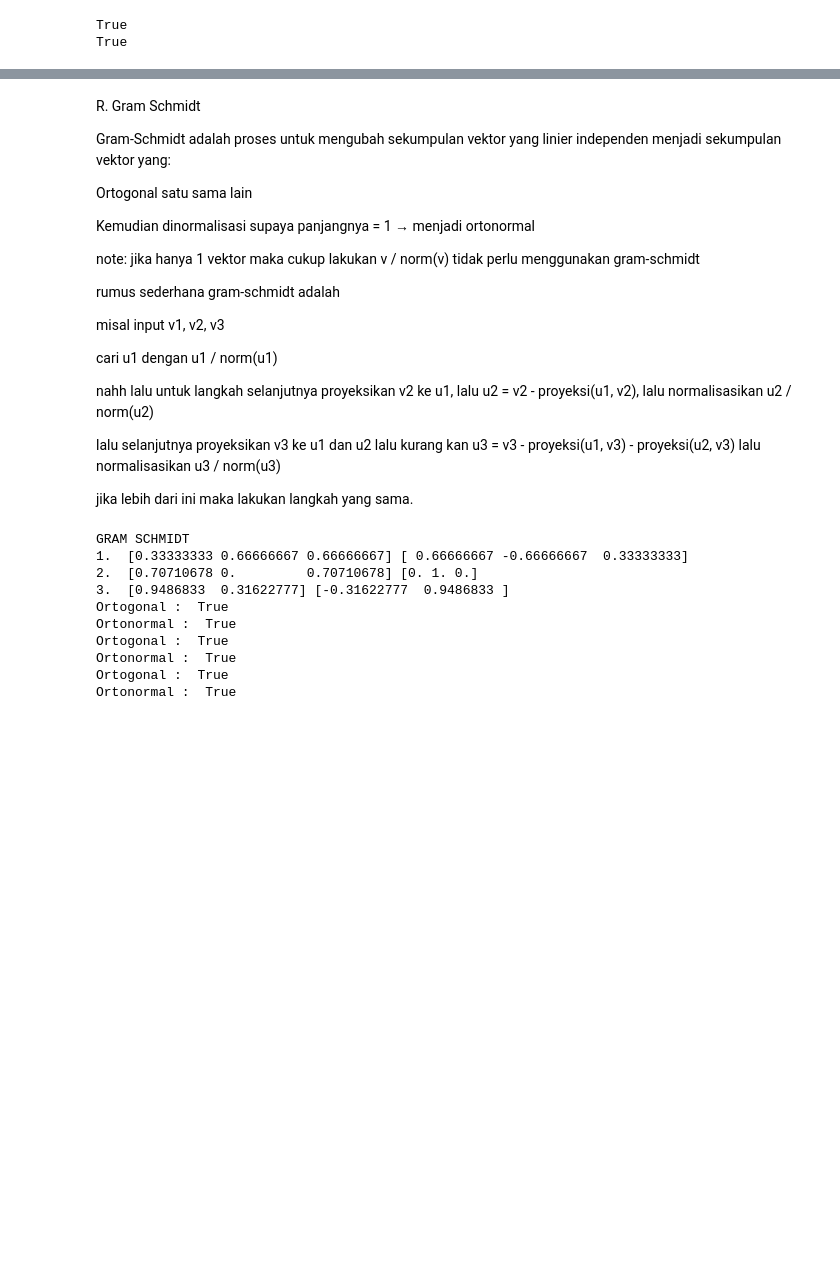
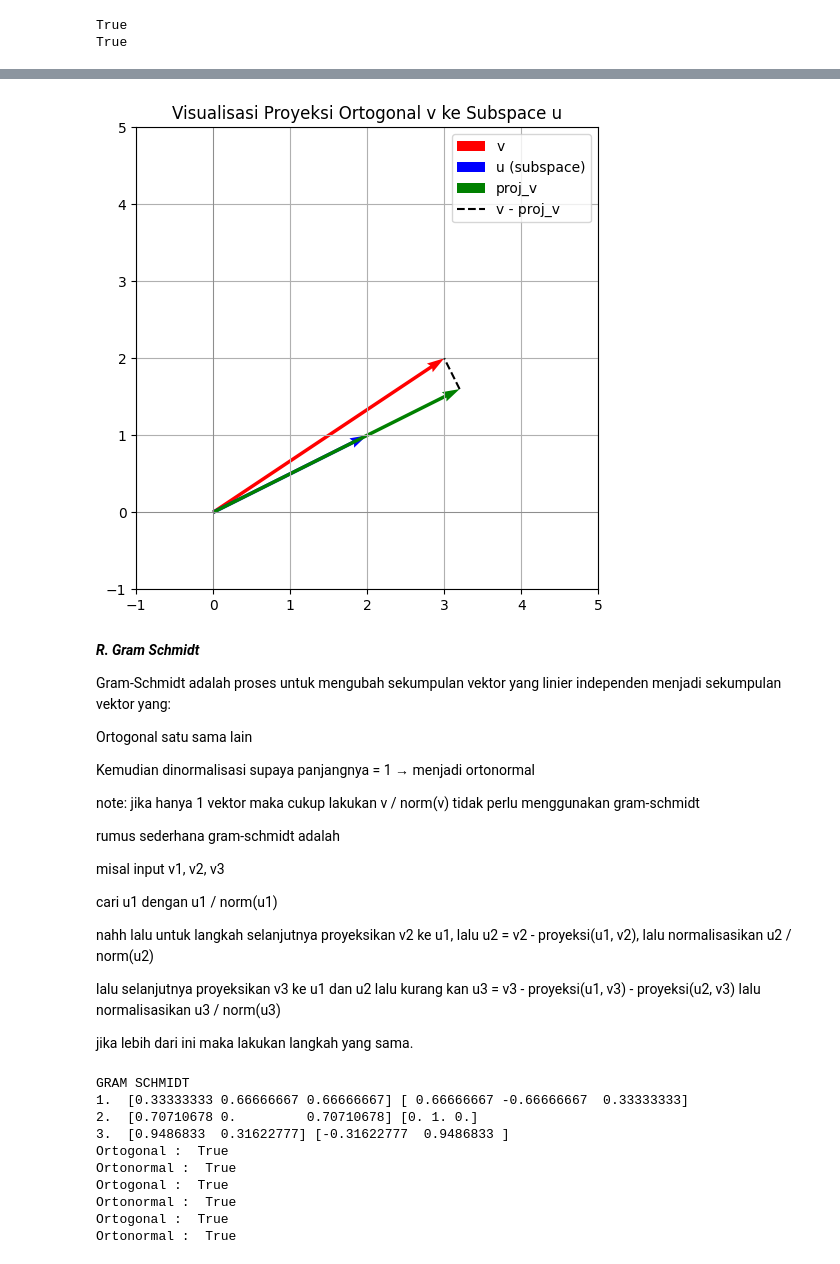
Before and after one commit to ahmdbnrsl/From-Python-to-ML, a Jupyter notebook: MATH/mathematics_ML.ipynb, the cells around one changed output, grey strips where cells are left out. Saved outputs shown, nothing was run; the diff lists cells and outputs as text; code cells hidden in the pictures; blank space fills up the shorter version.

```diff
--- a/MATH/mathematics_ML.ipynb
+++ b/MATH/mathematics_ML.ipynb
@@ -1291,5 +1316,43 @@ True
+# %%
+
+import numpy as np
+import matplotlib.pyplot as plt
+
+# Vektor yang ingin diproyeksikan
+v = np.array([3, 2])
+
+# Basis subspace S
+u = np.array([2, 1])
+
+# Hitung proyeksi v ke arah u (jika u belum ortonormal)
+proj_v = (np.dot(v, u) / np.dot(u, u)) * u
+
+# Buat plot
+plt.figure(figsize=(6, 6))
+plt.axhline(0, color='gray', linewidth=0.5)
+plt.axvline(0, color='gray', linewidth=0.5)
+
+# Plot vektor asli
+plt.quiver(0, 0, *v, color='red', scale=1, scale_units='xy', angles='xy', label='v')
+# Plot basis u
+plt.quiver(0, 0, *u, color='blue', scale=1, scale_units='xy', angles='xy', label='u (subspace)')
+# Plot hasil proyeksi
+plt.quiver(0, 0, *proj_v, color='green', scale=1, scale_units='xy', angles='xy', label='proj_v')
+
+# Gambar garis bantu dari proyeksi ke v
+plt.plot([proj_v[0], v[0]], [proj_v[1], v[1]], 'k--', label='v - proj_v')
+
+plt.xlim(-1, 5)
+plt.ylim(-1, 5)
+plt.gca().set_aspect('equal')
+plt.grid(True)
+plt.legend()
+plt.title("Visualisasi Proyeksi Ortogonal v ke Subspace u")
+plt.show()
+# %% [output]
+[figure, added]
 # %% [markdown]
-R. Gram Schmidt
+***R. Gram Schmidt***
 
 Gram-Schmidt adalah proses untuk mengubah sekumpulan vektor yang linier independen menjadi sekumpulan vektor yang:
 
```
Also changed, not shown: parts of 23 cells of this notebook.
